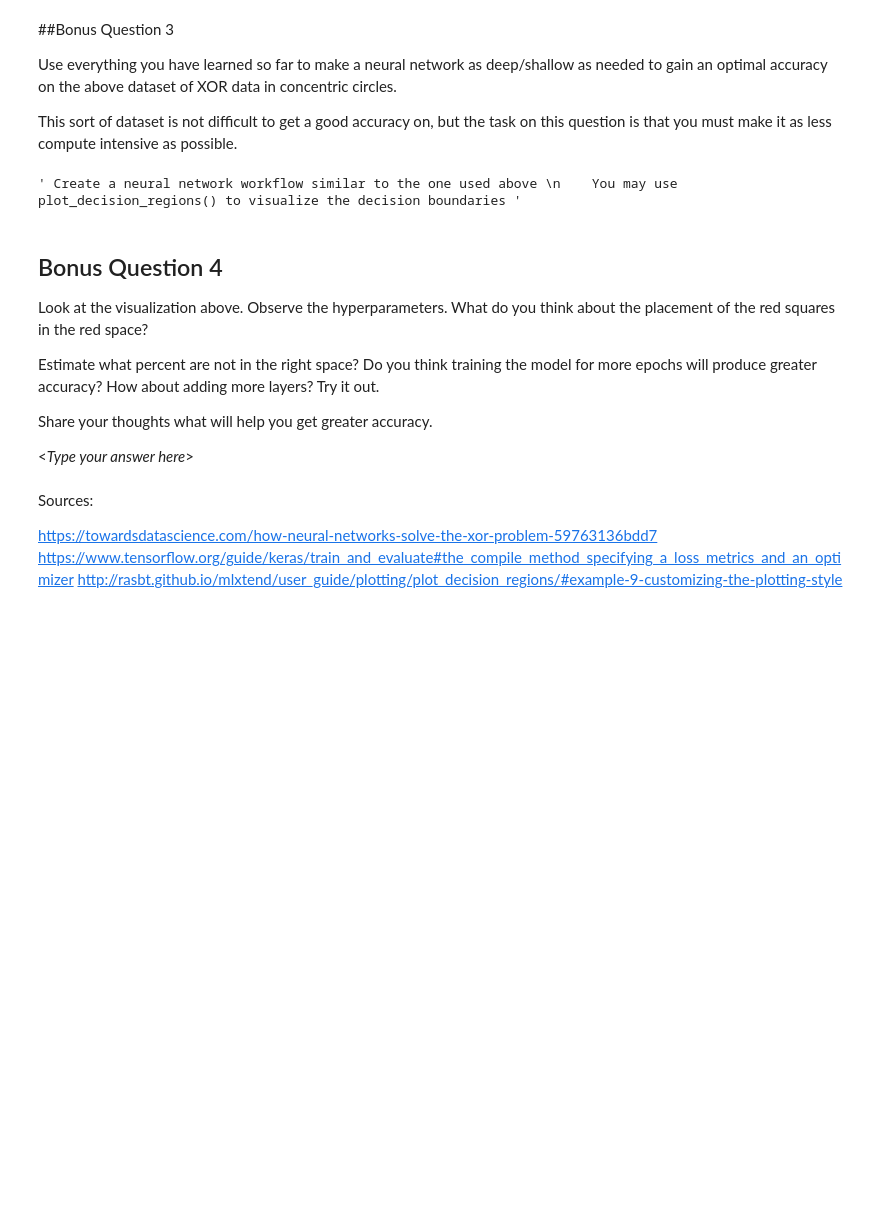
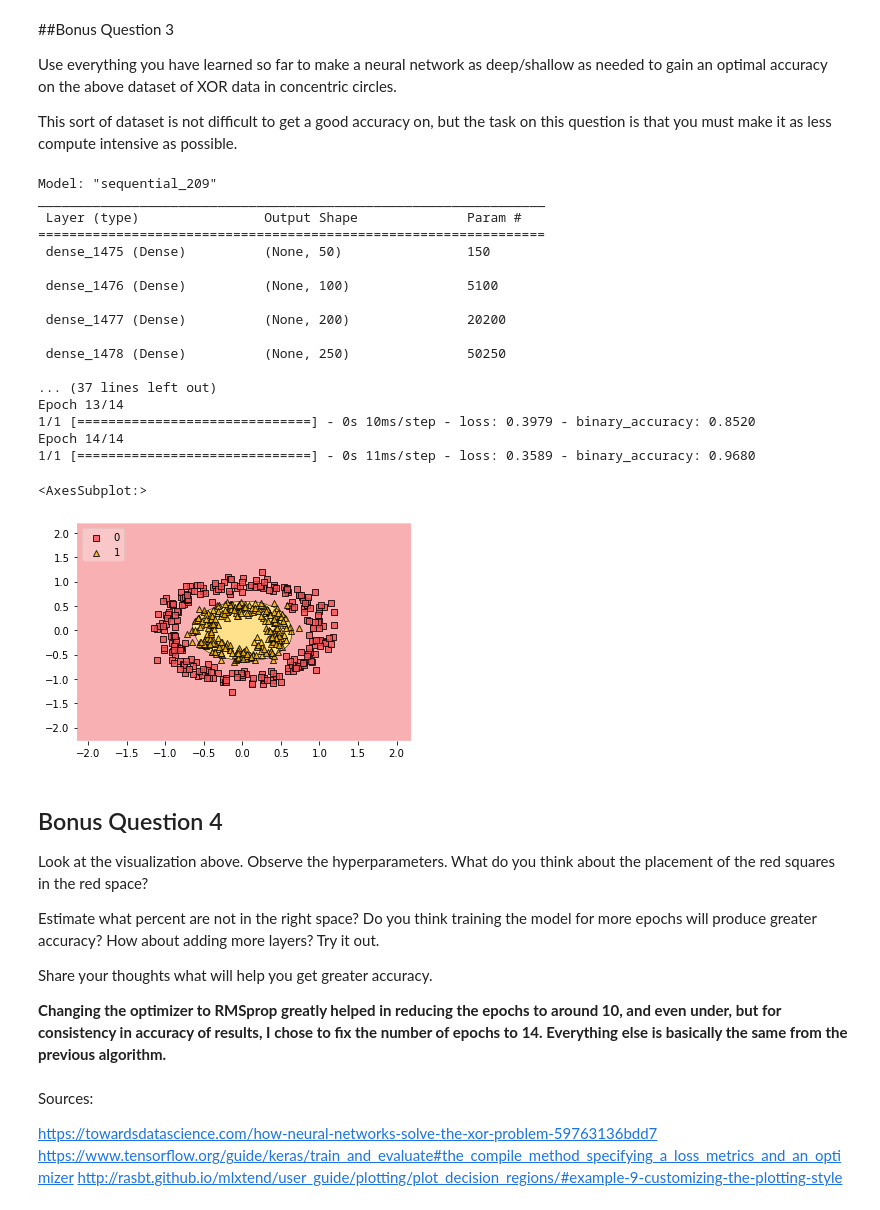
Before and after one commit to Aadarsha2002/FutureMakers2022, a Jupyter notebook: Day_3_Intro_to_Deep_Learning_AGR.ipynb, the cells around one changed output. Cells and saved outputs as stored; diff of their text form; code cells hidden in the pictures; blank space fills up the shorter version.

```diff
--- a/Day_3_Intro_to_Deep_Learning_AGR.ipynb
+++ b/Day_3_Intro_to_Deep_Learning_AGR.ipynb
@@ -656,11 +703,59 @@ plt.show()
 Use everything you have learned so far to make a neural network as deep/shallow as needed to gain an optimal accuracy on the above dataset of XOR data in concentric circles.
 
 This sort of dataset is not difficult to get a good accuracy on, but the task on this question is that you must make it as less compute intensive as possible.
-# %%
-""" Create a neural network workflow similar to the one used above
-    You may use plot_decision_regions() to visualize the decision boundaries """
-# %% [output]
-' Create a neural network workflow similar to the one used above \n    You may use plot_decision_regions() to visualize the decision boundaries '
+# %%
+""" Create a neural network workflow similar to the one used above
+    You may use plot_decision_regions() to visualize the decision boundaries """
+
+# Define and instantiate model layers
+model = tf.keras.models.Sequential()
+model.add(tf.keras.Input(shape=(2)))
+
+#try ADDING MORE LAYERS below and changing the number of nodes
+model.add(tf.keras.layers.Dense(50, activation='relu'))
+model.add(tf.keras.layers.Dense(100, activation='relu'))
+model.add(tf.keras.layers.Dense(200, activation='relu'))
+model.add(tf.keras.layers.Dense(250, activation='relu'))
+model.add(tf.keras.layers.Dense(200, activation='relu'))
+model.add(tf.keras.layers.Dense(150, activation='relu'))
+model.add(tf.keras.layers.Dense(100, activation='relu'))
+
+#add the classification layer
+model.add(tf.keras.layers.Dense(1, activation='sigmoid'))
+model.summary()
+
+# Define optimizers, loss function and metrics
+
+model.compile(
+    optimizer=tf.keras.optimizers.RMSprop(),
+    loss=tf.keras.losses.BinaryCrossentropy(),
+    metrics=[tf.keras.metrics.BinaryAccuracy()],
+)
+
+# Fit model
+model.fit(data, target, epochs = 14, batch_size=data.shape[0])
+
+plot_decision_regions(data, target.reshape(-1), clf=model, legend=2, colors='#F15156,#FFBD00')
+# %% [output]
+Model: "sequential_209"
+_________________________________________________________________
+ Layer (type)                Output Shape              Param #
+=================================================================
+ dense_1475 (Dense)          (None, 50)                150
+
+ dense_1476 (Dense)          (None, 100)               5100
+
+ dense_1477 (Dense)          (None, 200)               20200
+
+ dense_1478 (Dense)          (None, 250)               50250
+
+... (37 lines left out)
+Epoch 13/14
+1/1 [==============================] - 0s 10ms/step - loss: 0.3979 - binary_accuracy: 0.8520
+Epoch 14/14
+1/1 [==============================] - 0s 11ms/step - loss: 0.3589 - binary_accuracy: 0.9680
+<AxesSubplot:>
+[figure, added]
 # %% [markdown]
 ## Bonus Question 4
 
@@ -670,8 +765,7 @@ Estimate what percent are not in the right space? Do you think training the mode
 
 Share your thoughts what will help you get greater accuracy.
 
-
-\<*Type your answer here*\>
+**Changing the optimizer to RMSprop greatly helped in reducing the epochs to around 10, and even under, but for consistency in accuracy of results, I chose to fix the number of epochs to 14. Everything else is basically the same from the previous algorithm.**
 # %% [markdown]
 Sources:
 
```
Also changed, not shown: parts of 20 cells of this notebook.
